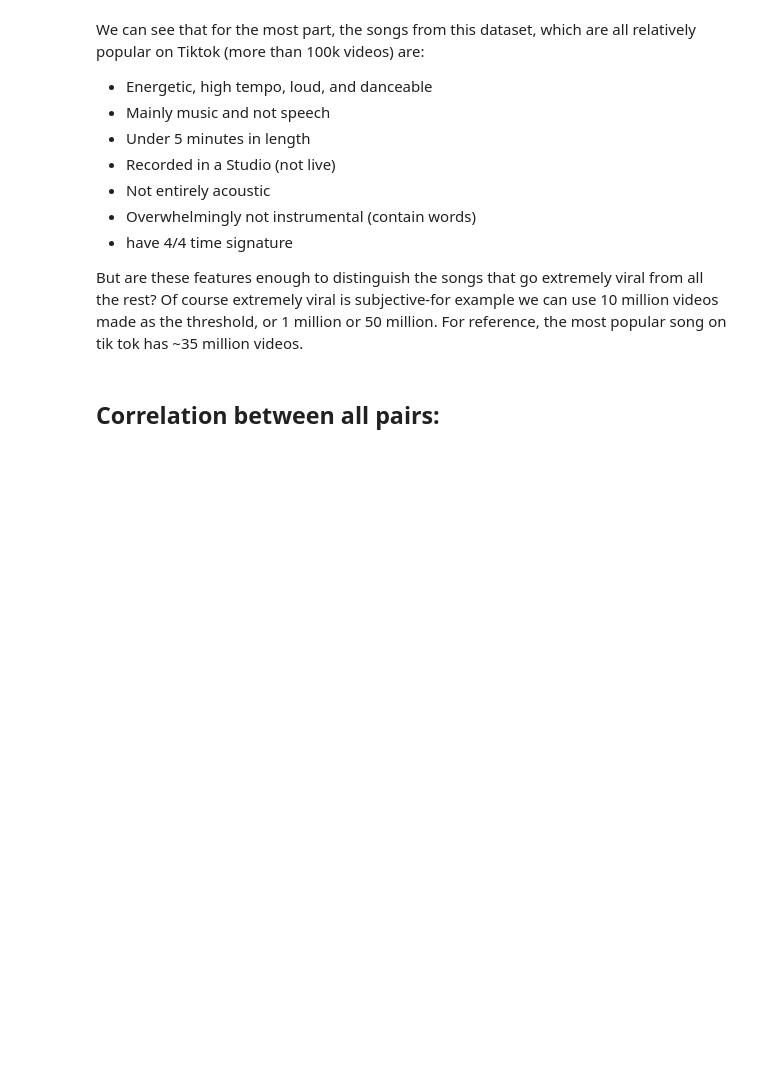
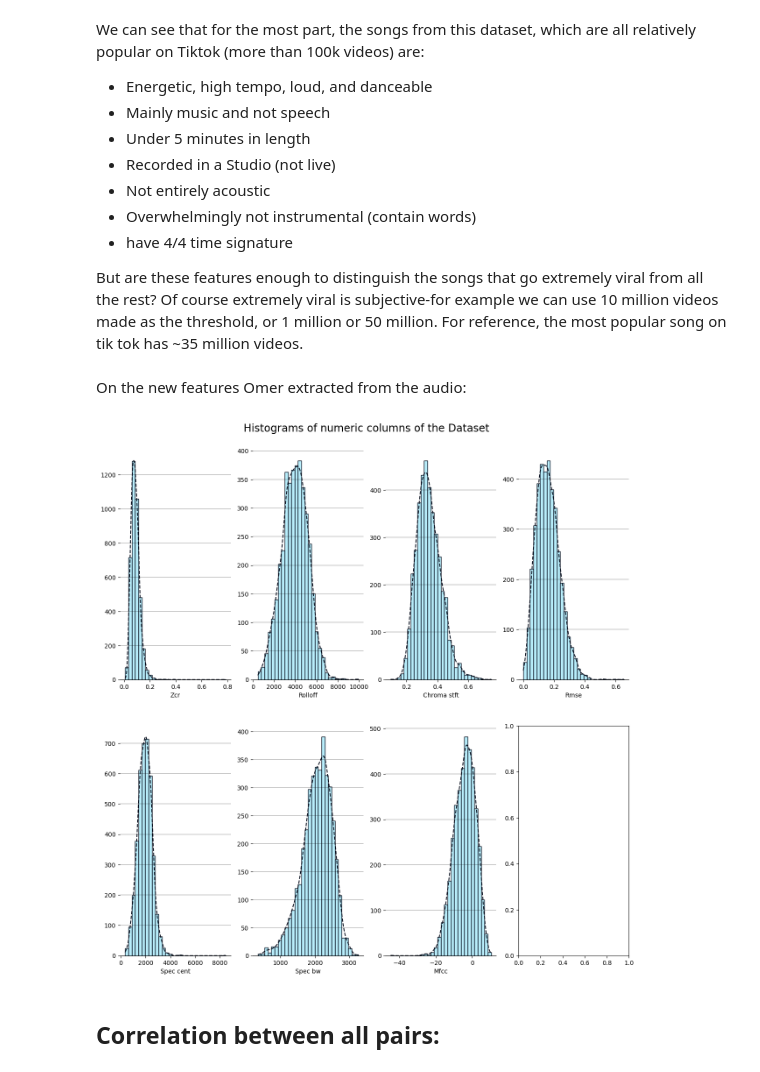
Before and after one commit to omersideman/ai-project, a Jupyter notebook: notebooks/data_analysis.ipynb, the cells around one changed output. Cells and saved outputs as stored; diff of their text form; code cells hidden in the pictures; blank space fills up the shorter version.

```diff
--- a/notebooks/data_analysis.ipynb
+++ b/notebooks/data_analysis.ipynb
@@ -12,7 +12,7 @@ from dotenv import load_dotenv
 # basic data analysis - see https://www.kaggle.com/code/antoniosabatini/tiktok-popularity-track-eda-ml-models/notebook
 # for info on audio features see https://developer.spotify.com/documentation/web-api/reference/get-audio-features
 
-CSV_PATH = '../data/chartex_clean.csv'
+CSV_PATH = '../data/chartex_final.csv'
 
 df = pd.read_csv(CSV_PATH)
 df.info()
@@ -19,6 +37,6 @@ df.info()
 # %%
 #dicard string type features
-df = df.drop(['track_name', 'artist', 'album', 'id', 'song_name', 'artist_name'], axis = 1)
+df = df.drop(['track_name', 'artist', 'album', 'id', 'song_name', 'artist_name'], axis = 1, errors='ignore')
 
 # basic statistics
 print(df.describe())
@@ -73,6 +133,27 @@ We can see that for the most part, the songs from this dataset, which are all re
 But are these features enough to distinguish the songs that go extremely viral from all the rest?
 Of course extremely viral is subjective-for example we can use 10 million videos made as the threshold, or 1 million or 50 million.
 For reference, the most popular song on tik tok has ~35 million videos.
+# %% [markdown]
+On the new features Omer extracted from the audio:
+# %%
+# distribution graphs for the numerical columns
+
+cols = ['zcr','rolloff','chroma_stft','rmse','spec_cent','spec_bw','mfcc']
+
+fig, axs = plt.subplots(2, 4, figsize=(15, 15))
+
+for i, col in enumerate(cols):
+
+    row_index = i // 4
+    col_index = i % 4
+
+    hist(df, col, axs[row_index][col_index])
+
+fig.suptitle("Histograms of numeric columns of the Dataset", fontsize="xx-large", y=0.92)
+
+plt.show()
+# %% [output]
+[figure, added]
 # %% [markdown]
 ## Correlation between all pairs:
 # %%
```
Also changed, not shown: parts of 9 cells of this notebook, 2 other files.
